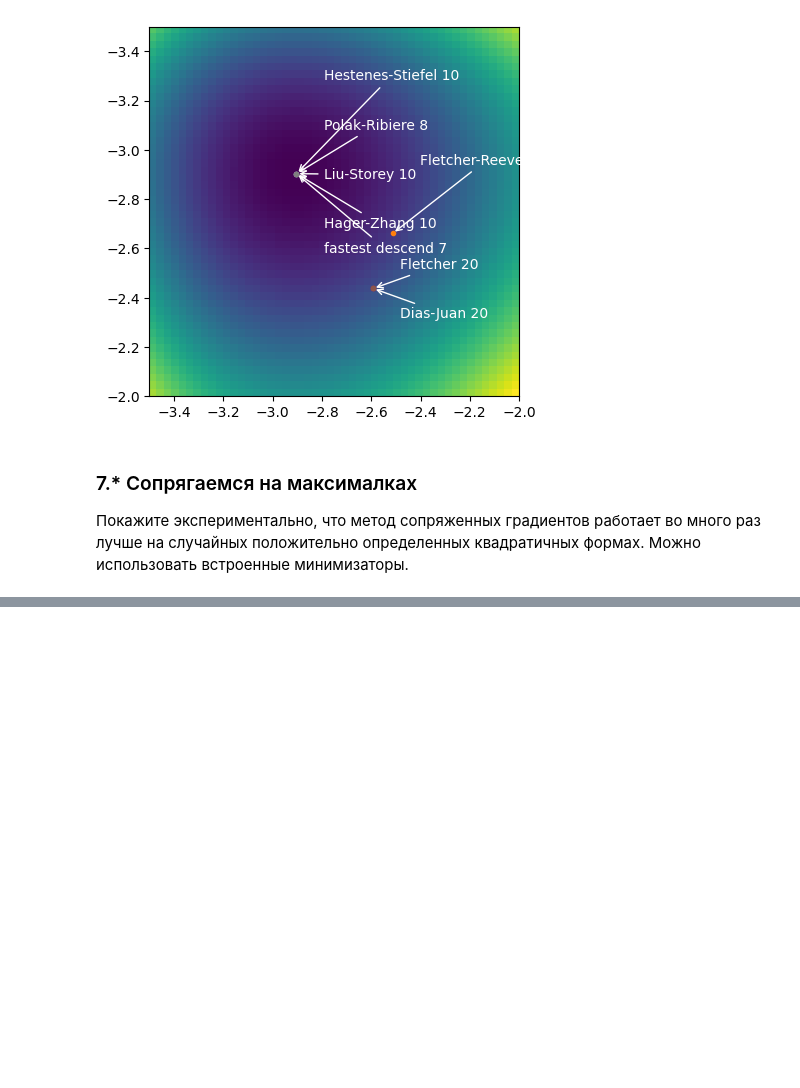
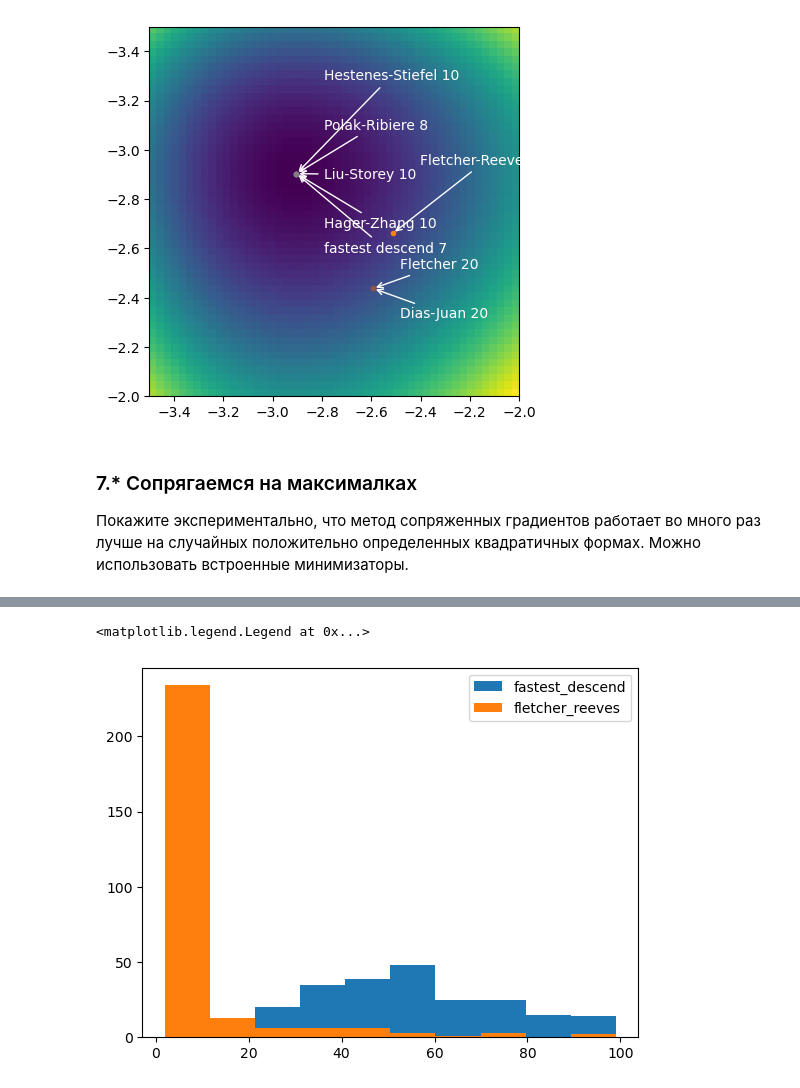
Before and after one commit to pinbraerts/vychmaty, a Jupyter notebook: week7.ipynb, the cells around one changed output, grey strips where cells are left out. Drawn from its saved outputs; the diff is of its cells as text; code cells hidden in the pictures; blank space fills up the shorter version.

```diff
--- a/week7.ipynb
+++ b/week7.ipynb
@@ -478,0 +464,9 @@ array([[ 9.53731701e-166, -1.88684150e-166,  3.61566146e-165, ...,
+# %%
+import matplotlib.pyplot as plt
+plt.hist(k1s, bins=10, range=(2, 99), label='fastest_descend')
+plt.hist(k2s, bins=10, range=(2, 99), label='fletcher_reeves')
+plt.legend()
+# plt.plot(xs.T[0], xs.T[1], '.')
+# %% [output]
+<matplotlib.legend.Legend at 0x...>
+[figure, added]
```
Also changed, not shown: parts of 2 cells of this notebook.
